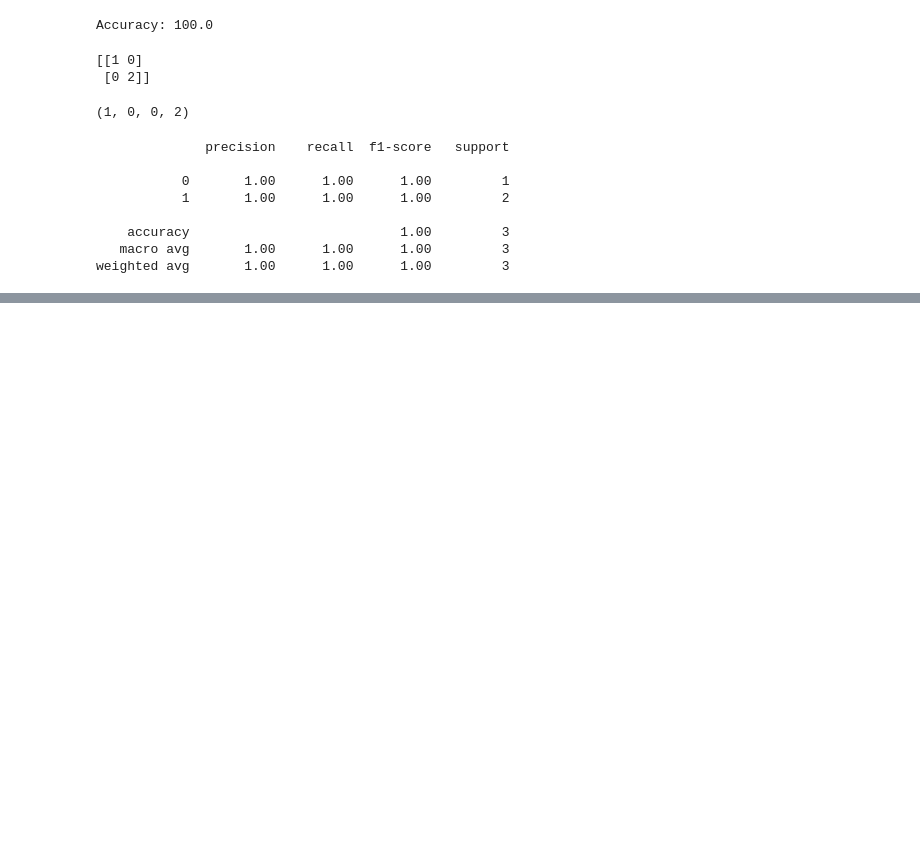
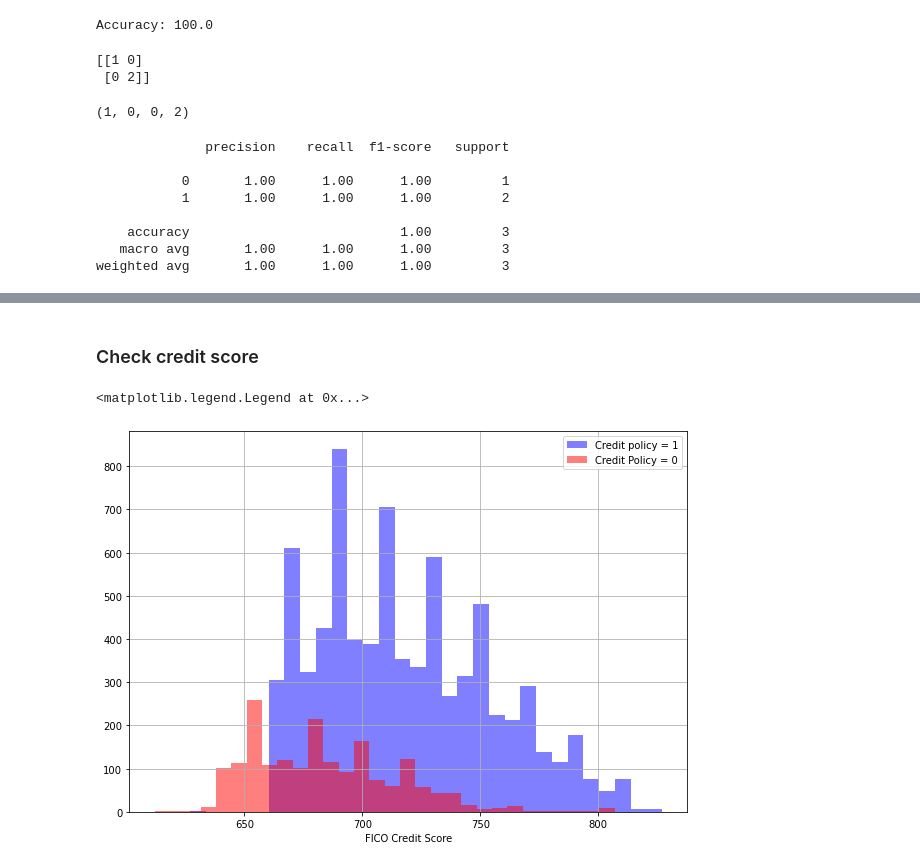
Before and after one commit to 01anuraganand/Machine-Learning, a Jupyter notebook: Classification/Decision tree Introduction and ID3 .ipynb, the cells around one changed output, grey strips where cells are left out. Cells and saved outputs as stored; diff of their text form; code cells hidden in the pictures; blank space fills up the shorter version.

```diff
--- a/Classification/Decision tree Introduction and ID3 .ipynb
+++ b/Classification/Decision tree Introduction and ID3 .ipynb
@@ -233,0 +237,3 @@ weighted avg       1.00      1.00      1.00         3
+# %%
+borowwer_credit = pd.read_csv('../SDataset/loan_borowwer_data.csv')
+borowwer_credit.info()
@@ -233,0 +301,12 @@ weighted avg       1.00      1.00      1.00         3
+# %% [markdown]
+### Check credit score
+# %%
+# checking having credit policy vs not having with fico credit score
+plt.figure(figsize = (10, 7))
+borowwer_credit[borowwer_credit['credit.policy'] == 1]['fico'].hist(alpha = 0.5, color = 'blue', bins = 30, label = 'Credit policy = 1')
+borowwer_credit[borowwer_credit['credit.policy'] == 0]['fico'].hist(alpha = 0.5, color = 'red', bins = 30, label = 'Credit Policy = 0')
+plt.xlabel('FICO Credit Score')
+plt.legend()
+# %% [output]
+<matplotlib.legend.Legend at 0x...>
+[figure, added]
```
Also changed, not shown: parts of 21 cells of this notebook.
